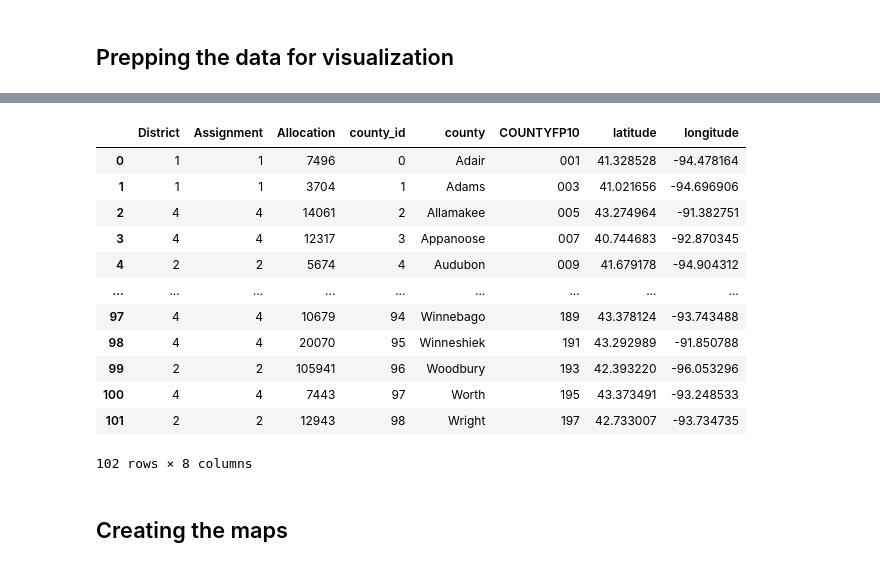
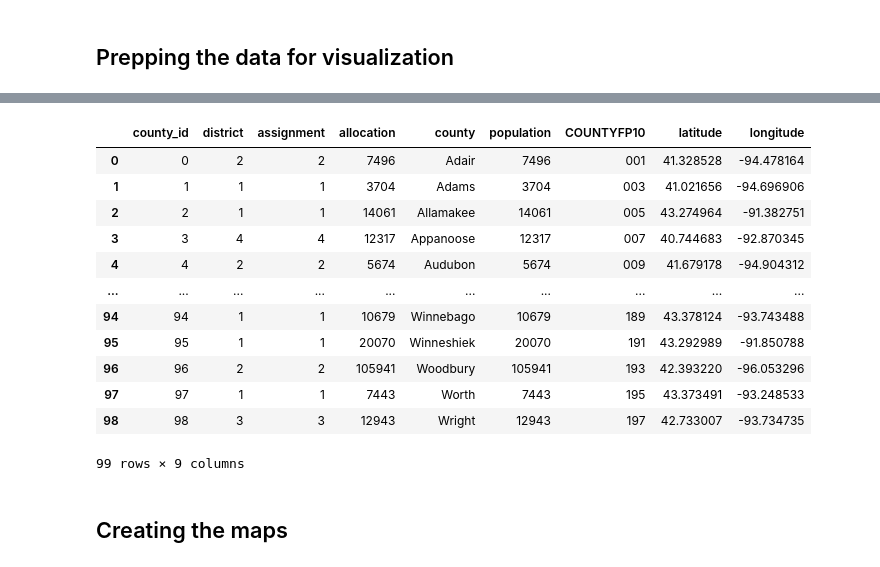
Before and after one commit to stefaniegwangphd/ia-redistricting, a Jupyter notebook: Iowa_redistricting.ipynb, the cells around one changed output, grey strips where cells are left out. Cells and saved outputs as stored; diff of their text form; code cells hidden in the pictures.

```diff
--- a/Iowa_redistricting.ipynb
+++ b/Iowa_redistricting.ipynb
@@ -240,9 +135,8 @@ array(['00', '01', '02', '03', '04', '05', '06', '07', '08', '09', '10',
 # %%
-n_districts = 4
-
 ideal_district_size=state_population/n_districts
-district_maximum=int(ideal_district_size*1.01)
-district_minimum=int(ideal_district_size*.99)
+tolerance=.01
+district_maximum=int(ideal_district_size*(1+tolerance))
+district_minimum=int(ideal_district_size*(1-tolerance))
 # %%
 # Create the linear programming model.
 model = LpProblem("Supply-Demand-Problem", LpMinimize)
@@ -282,7 +160,0 @@ for i in range(n_counties):
-# %%
-#numpy documentation for np array
-#https://numpy.org/doc/stable/glossary.html#term-row-major
-# Contiguous districts constraints
-for j in range(n_districts):
-    for i in range(n_counties):
-        model += 3*assignment[i][j] <= lpSum(assignment[:,j][ia_adjac_matrix_bool[i]]), "Contiguity constraint for county " + str(i) +" in district " + str(j)
@@ -356,12 +246,13 @@ result_value = []
 for i in range(n_counties):
     for j in range(n_districts):
         var_output = {
-            'County': i,
-            'District': j+1,
-            'Assignment': int(assignment[i][j].value()*(j+1)),
-            'Allocation': allocation[i][j].value()}
+            'county_id': i,
+            'district': j+1,
+            'assignment': int(assignment[i][j].value()*(j+1)),
+            'allocation': allocation[i][j].value()}
         result_value.append(var_output)
 
 results = pd.DataFrame(result_value)
-results = results[results['Assignment'] != 0]
-results = results.sort_values(['County', 'District'])
+results = results[results['assignment'] != 0]
+results = results.sort_values(['county_id', 'district'])
+results
@@ -393,2 +272,0 @@ df.head()
-# %%
-results = results.merge(df, left_on='County', right_on='county_id',suffixes=('_ID', '_Name'))
@@ -413,16 +273,17 @@ data=results.drop(columns=['County', 'population']).copy()
-# %%
-data
-# %% [output]
-|  | District | Assignment | Allocation | county_id | county | COUNTYFP10 | latitude | longitude |
-| 0 | 1 | 1 | 7496 | 0 | Adair | 001 | 41.328528 | -94.478164 |
-| 1 | 1 | 1 | 3704 | 1 | Adams | 003 | 41.021656 | -94.696906 |
-| 2 | 4 | 4 | 14061 | 2 | Allamakee | 005 | 43.274964 | -91.382751 |
-| 3 | 4 | 4 | 12317 | 3 | Appanoose | 007 | 40.744683 | -92.870345 |
-| 4 | 2 | 2 | 5674 | 4 | Audubon | 009 | 41.679178 | -94.904312 |
-| ... | ... | ... | ... | ... | ... | ... | ... | ... |
-| 97 | 4 | 4 | 10679 | 94 | Winnebago | 189 | 43.378124 | -93.743488 |
-| 98 | 4 | 4 | 20070 | 95 | Winneshiek | 191 | 43.292989 | -91.850788 |
-| 99 | 2 | 2 | 105941 | 96 | Woodbury | 193 | 42.393220 | -96.053296 |
-| 100 | 4 | 4 | 7443 | 97 | Worth | 195 | 43.373491 | -93.248533 |
-| 101 | 2 | 2 | 12943 | 98 | Wright | 197 | 42.733007 | -93.734735 |
-102 rows × 8 columns
+# %%
+results = results.merge(census_df, on='county_id')
+results
+# %% [output]
+|  | county_id | district | assignment | allocation | county | population | COUNTYFP10 | latitude | longitude |
+| 0 | 0 | 2 | 2 | 7496 | Adair | 7496 | 001 | 41.328528 | -94.478164 |
+| 1 | 1 | 1 | 1 | 3704 | Adams | 3704 | 003 | 41.021656 | -94.696906 |
+| 2 | 2 | 1 | 1 | 14061 | Allamakee | 14061 | 005 | 43.274964 | -91.382751 |
+| 3 | 3 | 4 | 4 | 12317 | Appanoose | 12317 | 007 | 40.744683 | -92.870345 |
+| 4 | 4 | 2 | 2 | 5674 | Audubon | 5674 | 009 | 41.679178 | -94.904312 |
+| ... | ... | ... | ... | ... | ... | ... | ... | ... | ... |
+| 94 | 94 | 1 | 1 | 10679 | Winnebago | 10679 | 189 | 43.378124 | -93.743488 |
+| 95 | 95 | 1 | 1 | 20070 | Winneshiek | 20070 | 191 | 43.292989 | -91.850788 |
+| 96 | 96 | 2 | 2 | 105941 | Woodbury | 105941 | 193 | 42.393220 | -96.053296 |
+| 97 | 97 | 1 | 1 | 7443 | Worth | 7443 | 195 | 43.373491 | -93.248533 |
+| 98 | 98 | 3 | 3 | 12943 | Wright | 12943 | 197 | 42.733007 | -93.734735 |
+99 rows × 9 columns
```
Also changed, not shown: parts of 63 cells of this notebook, 1 other file.
